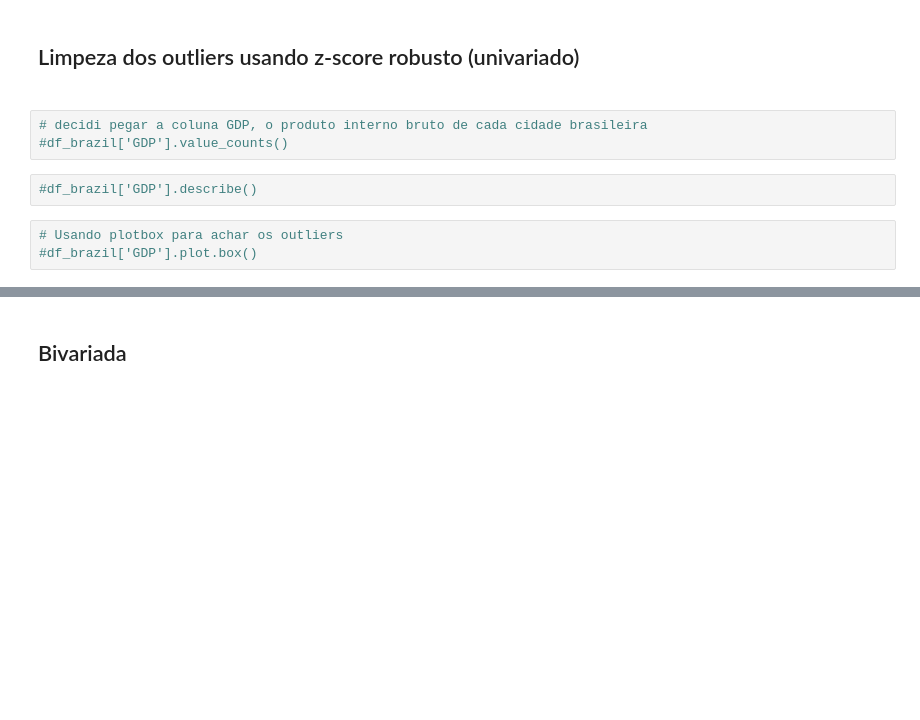
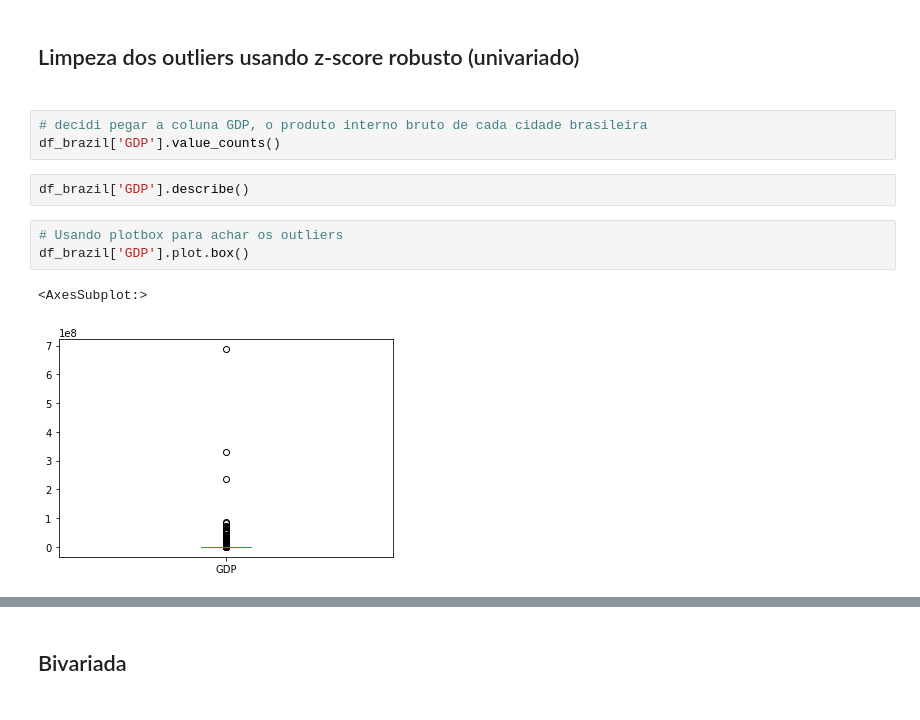
Before and after one commit to leydsonbarros/Brazilian_Cities, a Jupyter notebook: brazilian_cities.ipynb, the cells around one changed output, grey strips where cells are left out. Drawn from its saved outputs; the diff is of its cells as text; blank space fills up the shorter version.

Commit message:
Update brazilian_cities.ipynb
Tirando os comentários, e finalizando

```diff
--- a/brazilian_cities.ipynb
+++ b/brazilian_cities.ipynb
@@ -194,10 +128,13 @@ df_brazil.drop(df_brazil.loc[(df_brazil['IDHM'] == 0.0)].index, inplace=True)
 <h2>Limpeza dos outliers usando z-score robusto (univariado)<h2>
 # %%
 # decidi pegar a coluna GDP, o produto interno bruto de cada cidade brasileira
-#df_brazil['GDP'].value_counts()
+df_brazil['GDP'].value_counts()
 # %%
-#df_brazil['GDP'].describe()
+df_brazil['GDP'].describe()
 # %%
 # Usando plotbox para achar os outliers
-#df_brazil['GDP'].plot.box()
+df_brazil['GDP'].plot.box()
+# %% [output]
+<AxesSubplot:>
+[figure, added]
 # %%
```
Also changed, not shown: parts of 131 cells of this notebook.
